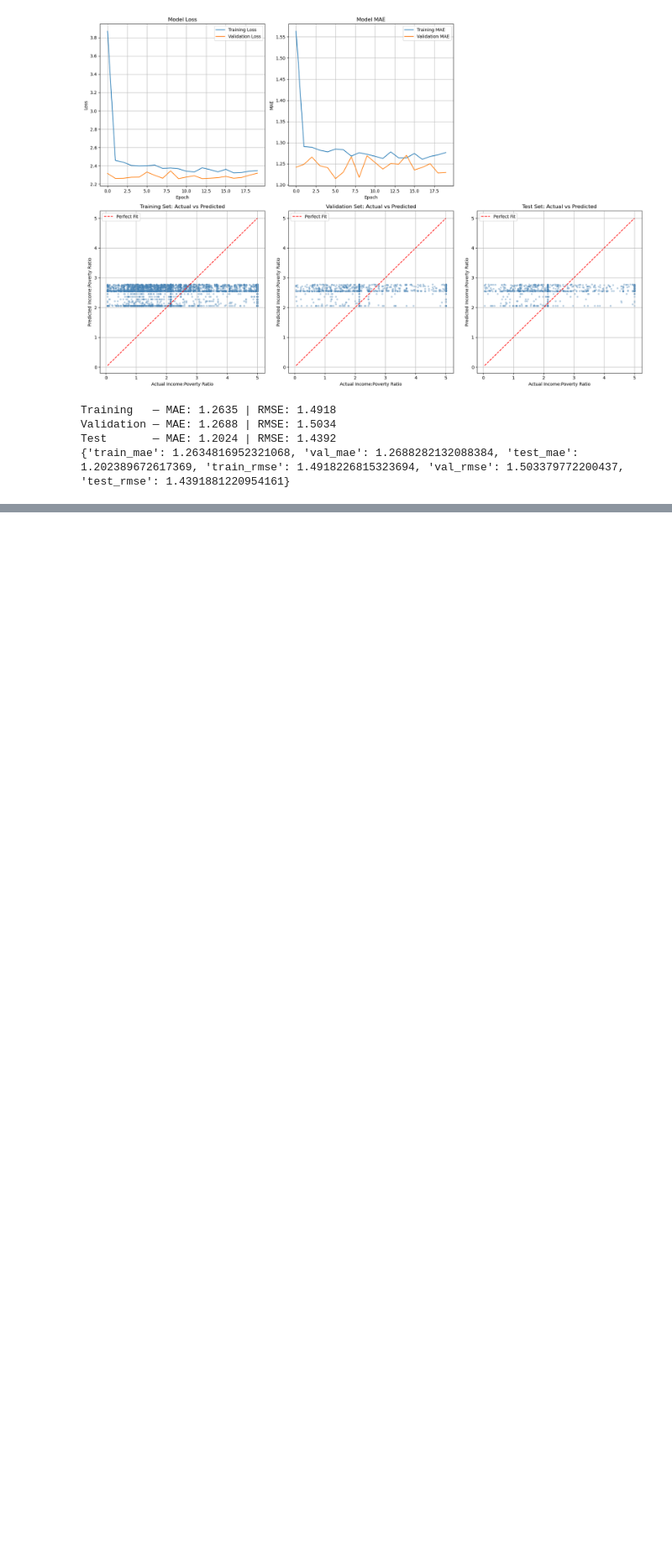
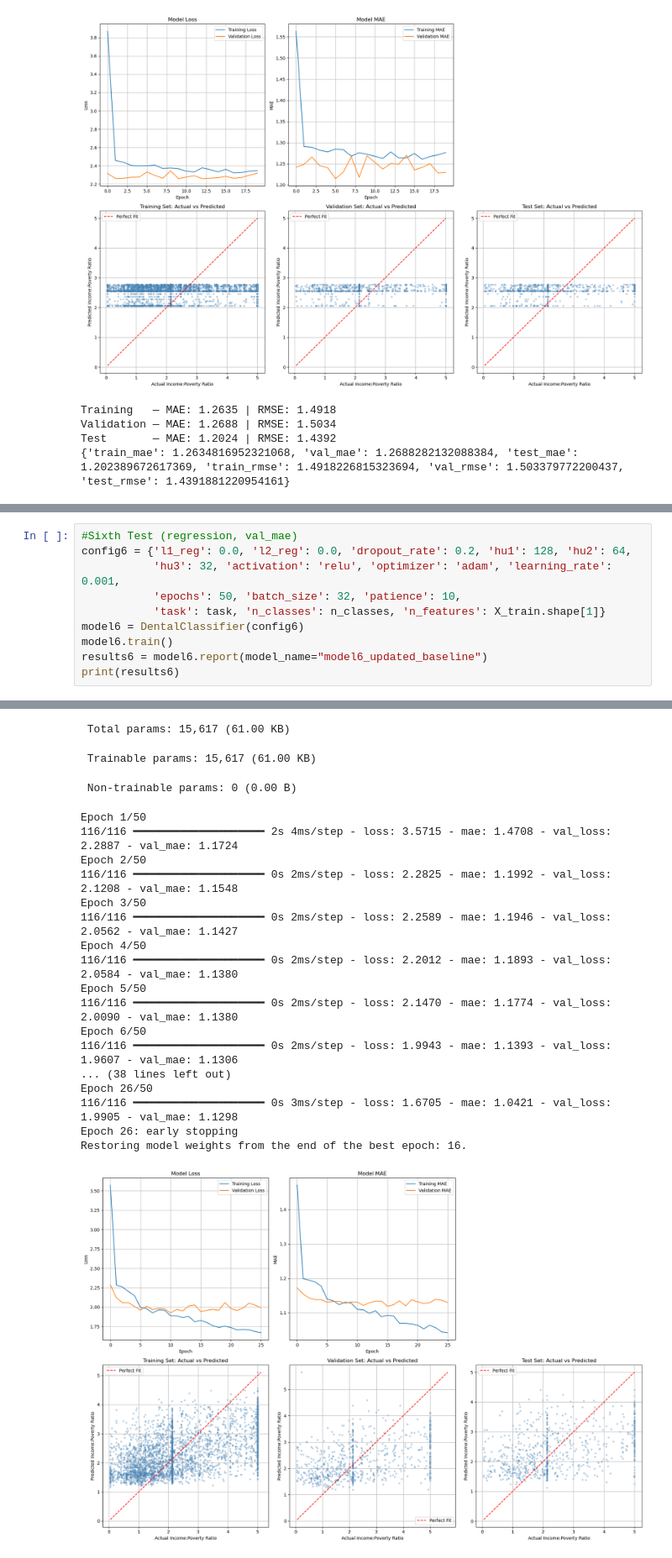
Before and after one commit to dsan-5300/final-project, a Jupyter notebook: scripts/test_model.ipynb, the cells around one changed output, grey strips where cells are left out. Shown at 84% size. Drawn from its saved outputs; the diff is of its cells as text; blank space fills up the shorter version.

```diff
--- a/scripts/test_model.ipynb
+++ b/scripts/test_model.ipynb
@@ -434,0 +674,11 @@ Test       — MAE: 1.2024 | RMSE: 1.4392
+# %%
+#Sixth Test (regression, val_mae)
+config6 = {'l1_reg': 0.0, 'l2_reg': 0.0, 'dropout_rate': 0.2, 'hu1': 128, 'hu2': 64,
+           'hu3': 32, 'activation': 'relu', 'optimizer': 'adam', 'learning_rate': 0.001,
+           'epochs': 50, 'batch_size': 32, 'patience': 10,
+           'task': task, 'n_classes': n_classes, 'n_features': X_train.shape[1]}
+model6 = DentalClassifier(config6)
+model6.train()
+results6 = model6.report(model_name="model6_updated_baseline")
+print(results6)
+# %% [output]
@@ -434,0 +704,21 @@ Test       — MAE: 1.2024 | RMSE: 1.4392
+ Total params: 15,617 (61.00 KB)
+ Trainable params: 15,617 (61.00 KB)
+ Non-trainable params: 0 (0.00 B)
+Epoch 1/50
+116/116 ━━━━━━━━━━━━━━━━━━━━ 2s 4ms/step - loss: 3.5715 - mae: 1.4708 - val_loss: 2.2887 - val_mae: 1.1724
+Epoch 2/50
+116/116 ━━━━━━━━━━━━━━━━━━━━ 0s 2ms/step - loss: 2.2825 - mae: 1.1992 - val_loss: 2.1208 - val_mae: 1.1548
+Epoch 3/50
+116/116 ━━━━━━━━━━━━━━━━━━━━ 0s 2ms/step - loss: 2.2589 - mae: 1.1946 - val_loss: 2.0562 - val_mae: 1.1427
+Epoch 4/50
+116/116 ━━━━━━━━━━━━━━━━━━━━ 0s 2ms/step - loss: 2.2012 - mae: 1.1893 - val_loss: 2.0584 - val_mae: 1.1380
+Epoch 5/50
+116/116 ━━━━━━━━━━━━━━━━━━━━ 0s 2ms/step - loss: 2.1470 - mae: 1.1774 - val_loss: 2.0090 - val_mae: 1.1380
+Epoch 6/50
+116/116 ━━━━━━━━━━━━━━━━━━━━ 0s 2ms/step - loss: 1.9943 - mae: 1.1393 - val_loss: 1.9607 - val_mae: 1.1306
+... (38 lines left out)
+Epoch 26/50
+116/116 ━━━━━━━━━━━━━━━━━━━━ 0s 3ms/step - loss: 1.6705 - mae: 1.0421 - val_loss: 1.9905 - val_mae: 1.1298
+Epoch 26: early stopping
+Restoring model weights from the end of the best epoch: 16.
+[figure, added]
```
Also changed, not shown: parts of 15 cells of this notebook.
